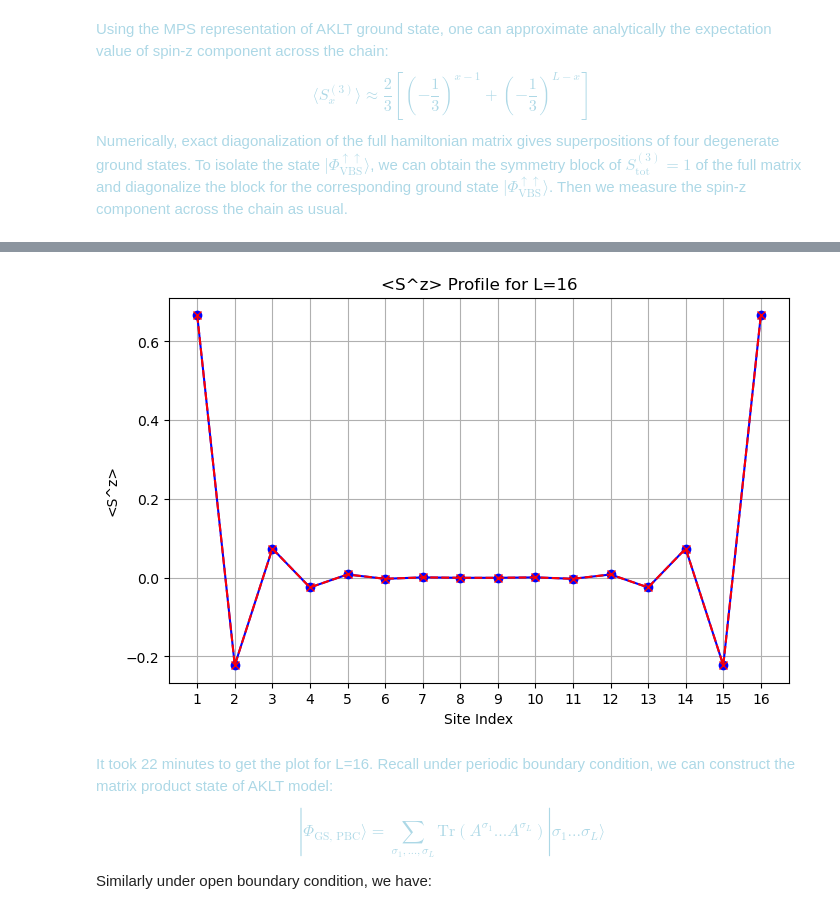
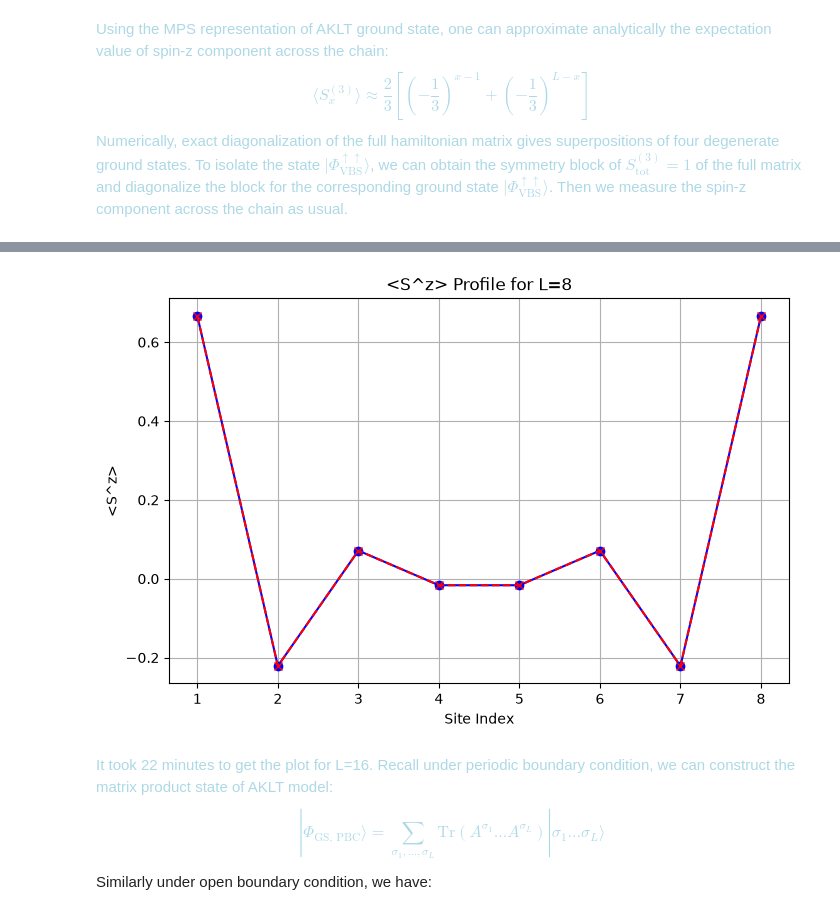
Before and after one commit to tszchun-work/quantum-spin-chain-ED, a Jupyter notebook: ED_AKLT/ED_AKLT.ipynb, the cells around one changed output, grey strips where cells are left out. Saved outputs shown, nothing was run; the diff lists cells and outputs as text; code cells hidden in the pictures.

Commit message:
Add intro, changed hamilt, changed var

```diff
--- a/ED_AKLT/ED_AKLT.ipynb
+++ b/ED_AKLT/ED_AKLT.ipynb
@@ -59,11 +84,11 @@ def AKLT_hamiltonian(L, periodic=True):
 # %%
-def save_AKLT_data(filename, L, periodic, energies, states):
+def save_AKLT_data(filename, L, D, periodic, energies, states):
     """
     Saves eigenvalues and eigenvectors into a structured HDF5 file.
     """
     with h5py.File(filename, "a") as f:
         # Create a unique heirarchical path for this parameter set
-        group_path = f"L_{L}/periodic_{periodic}"
+        group_path = f"L_{L}/D_{D}/periodic_{periodic}"
         if group_path in f:
             del f[group_path]  # Overwrite cleanly if it already exists
 
@@ -75,6 +100,7 @@ def save_AKLT_data(filename, L, periodic, energies, states):
 
         # Save metadata directly attached to this run
         group.attrs["L"] = L
+        group.attrs["D"] = D
         group.attrs["periodic"] = periodic
         group.attrs["description"] = "AKLT model ED"
 
@@ -94,15 +120,6 @@ def print_hdf5_metadata(name, obj):
         for key, val in obj.attrs.items():
             print(f"{indent}    ⚙️ Attribute -> {key}: {val}")
 
-# Here is how you read the data
-"""
-filename = "ED_AKLT_data.h5"
-with h5py.File(filename, "r") as f:
-    # Access data directly like a dictionary
-    read_energies = f["L_12/g_0.0/energies"][:]
-    read_states = f["L_12/g_0.0/states"][:]
-"""
-
 # Here is how you read all the metadata and attributes
 """
 # Open and inspect the file
@@ -123 +140,6 @@ with h5py.File(filename, "r") as f:
+# %%
+# The same throughout the notebook
+D_values = np.round(np.arange(0.0, 2.1, 0.1), 1) + 0.0
+k = 5
+filename = "ED_AKLT_data.h5"
 # %%
@@ -370,32 +406,6 @@ import numpy as np
 import scipy.sparse as sp
 import scipy.sparse.linalg as spla
 from functools import reduce
-
-def AKLT_hamiltonian(L, periodic=False):
-    dim = 3**L
-    sz = sp.csr_matrix([[1, 0, 0], [0, 0, 0], [0, 0, -1]])
-    s_plus = np.sqrt(2) * sp.csr_matrix([[0, 1, 0], [0, 0, 1], [0, 0, 0]])
-    s_minus = np.sqrt(2) * sp.csr_matrix([[0, 0, 0], [1, 0, 0], [0, 1, 0]])
-    id_site = sp.eye(3, format='csr')
-    Id = sp.eye(dim, format='csr')
-
-    H = sp.csr_matrix((dim, dim), dtype=np.float64)
-
-    for i in range(L - 1):
-        H_c = reduce(sp.kron, [id_site]*i + [sz]*2 + [id_site]*(L - i - 2))
-        H_q1 = 0.5 * reduce(sp.kron, [id_site]*i + [s_plus, s_minus] + [id_site]*(L - i - 2))
-        H_q2 = 0.5 * reduce(sp.kron, [id_site]*i + [s_minus, s_plus] + [id_site]*(L - i - 2))
-        S_dot_S = H_c + H_q1 + H_q2
-        H += (1/3)*Id + (1/2)*S_dot_S + (1/6)*(S_dot_S @ S_dot_S)
-
-    if periodic:
-        H_c = reduce(sp.kron, [sz] + [id_site]*(L - 2) + [sz])
-        H_q1 = 0.5 * reduce(sp.kron, [s_plus] + [id_site]*(L - 2) + [s_minus])
-        H_q2 = 0.5 * reduce(sp.kron, [s_minus] + [id_site]*(L - 2) + [s_plus])
-        S_dot_S = H_c + H_q1 + H_q2
-        H += (1/3)*Id + (1/2)*S_dot_S + (1/6)*(S_dot_S @ S_dot_S)
-
-    return H
 
 def get_sz_sector_indices(L, target_sz):
     """
@@ -418,9 +428,9 @@ def get_sz_sector_indices(L, target_sz):
     sector_indices = np.where(total_sz == target_sz)[0]
     return sector_indices
 
-def measure_edge_spins(L, target_sz=1):
+def measure_edge_spins(L, D, target_sz=1):
     # 1. Build full Hamiltonian & slice
-    H_full = AKLT_hamiltonian(L, periodic=False)
+    H_full = AKLT_hamiltonian(L, D, periodic=False)
     indices = get_sz_sector_indices(L, target_sz)
     H_sub = H_full[indices][:, indices]
 
@@ -457,8 +467,8 @@ def plot_sz_profile(sz_profile):
     plt.show()
 
 # Example usage for L = 8
-L = 16
-sz_profile = measure_edge_spins(L, target_sz=1)
+L = 8
+sz_profile = measure_edge_spins(L, D=0.0, target_sz=1)
 
 print("\nSite-by-site <S_x^z> profile:")
 for x, val in enumerate(sz_profile, 1):
@@ -487,4 +489,4 @@ Site 16:  0.666667
-[figure, old version]
+[figure, new version]
 # %% [markdown]
 <font face="serif" color=lightblue> It took 22 minutes to get the plot for L=16. Recall under periodic boundary condition, we can construct the matrix product state of AKLT model:
 $$ |\Phi_{\text{GS, PBC}}\rangle = \sum_{\sigma_1, ..., \sigma_L} \text{Tr}(A^{\sigma_1} ... A^{\sigma_L}) |\sigma_1 ... \sigma_L\rangle $$
```
Also changed, not shown: parts of 21 cells of this notebook.
